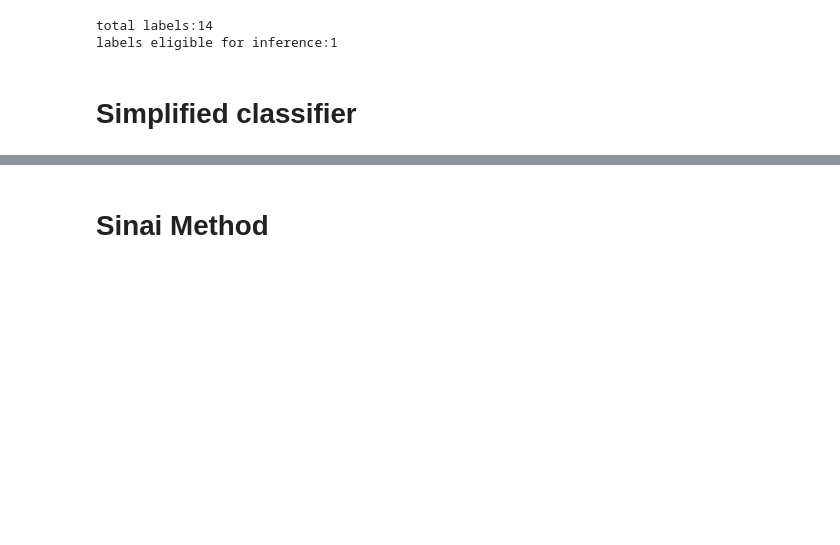
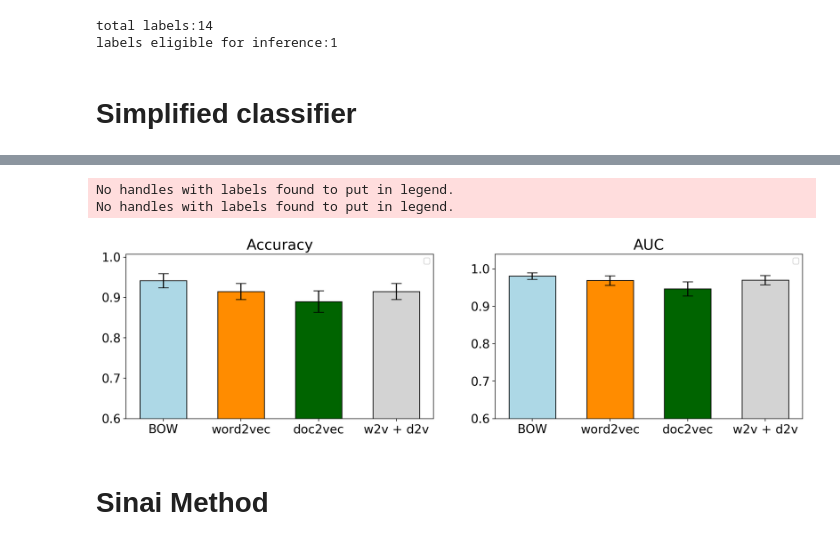
Before and after one commit to martinkiik/kcl-nlp-radiology, a Jupyter notebook: kcl_nlp_radiology_master.ipynb, the cells around one changed output, grey strips where cells are left out. Cells and saved outputs as stored; diff of their text form; code cells hidden in the pictures; blank space fills up the shorter version.

```diff
--- a/kcl_nlp_radiology_master.ipynb
+++ b/kcl_nlp_radiology_master.ipynb
@@ -427,3 +706,83 @@ accuracy
+# %%
+## Plot AUC & accuracy, adapted from https://python-graph-gallery.com/8-add-confidence-interval-on-barplot/
+
+x_labels = ['BOW', 'word2vec', 'doc2vec','w2v + d2v']
+# width of the bars
+barWidth = 0.6
+
+# Choose the height of the bars
+
+auc_bars = []
+auc_bars.append(np.asscalar(results_matrix_bow['AUC'].astype(float)))
+auc_bars.append(np.asscalar(results_matrix_w2v['AUC'].astype(float)))
+auc_bars.append(np.asscalar(results_matrix_d2v['AUC'].astype(float)))
+auc_bars.append(np.asscalar(results_matrix_w2v_d2v['AUC'].astype(float)))
+
+
+accuracy_bars = []
+accuracy_bars.append(np.asscalar(results_matrix_bow['Accuracy'].astype(float)))
+accuracy_bars.append(np.asscalar(results_matrix_w2v['Accuracy'].astype(float)))
+accuracy_bars.append(np.asscalar(results_matrix_d2v['Accuracy'].astype(float)))
+accuracy_bars.append(np.asscalar(results_matrix_w2v_d2v['Accuracy'].astype(float)))
+
+#accuracy_bars = np.asarray([results_matrix_bow['Accuracy'].astype(float), results_matrix_w2v['Accuracy'].astype(float),results_matrix_d2v['Accuracy'].astype(float)])
+# accuracy_bars = [1,3,1.5]
+# auc_bars = [5,2,4]
+
+# Choose the height of the error bars
+auc_error = [(results_matrix_bow['AUC - Max'].astype(float)- results_matrix_bow['AUC - Min'].astype(float))/2,
+              (results_matrix_w2v['AUC - Max'].astype(float)- results_matrix_w2v['AUC - Min'].astype(float))/2,
+              (results_matrix_d2v['AUC - Max'].astype(float)- results_matrix_d2v['AUC - Min'].astype(float))/2,
+              (results_matrix_w2v_d2v['AUC - Max'].astype(float) - results_matrix_w2v_d2v['AUC - Min'].astype(float))/2]
+accuracy_error = [(results_matrix_bow['Accuracy - Max'].astype(float)- results_matrix_bow['Accuracy - Min'].astype(float))/2,
+                  (results_matrix_w2v['Accuracy - Max'].astype(float)- results_matrix_w2v['Accuracy - Min'].astype(float))/2,
+                  (results_matrix_d2v['Accuracy - Max'].astype(float)- results_matrix_d2v['Accuracy - Min'].astype(float))/2,
+                  (results_matrix_w2v_d2v['Accuracy - Max'].astype(float)- results_matrix_w2v_d2v['Accuracy - Min'].astype(float))/2]
+
+# Position of bars on X-axis
+pos_auc = np.arange(len(auc_bars))
+pos_accuracy = np.arange(len(accuracy_bars))
+
+fig, axes = plt.subplots(nrows=1, ncols=2, figsize=(16,4), dpi=200)
+ax0, ax1 = axes.flatten()
+colors = ['lightblue', 'darkorange', 'darkgreen', 'lightgrey']
+
+# Create accuracy bars
+ax0.bar(x = pos_accuracy, height = accuracy_bars, width = barWidth, color = colors, edgecolor = 'black', yerr=accuracy_error, capsize=7, tick_label = x_labels)
+ax0.legend(prop={'size':10})
+# ax0.ylabel('Accuracy')
+ax0.set_title('Accuracy')
+# plt.xticks(x_labels)
+ax0.set_ylim(bottom = 0.6)
+
+# Create AUC bars
+ax1.bar(x = pos_auc, height = auc_bars, width = barWidth, color = colors, edgecolor = 'black', yerr=auc_error, capsize=7, tick_label = x_labels)
+ax1.legend(prop={'size': 10})
+#ax1.ylabel('AUC')
+ax1.set_title('AUC')
+ax1.set_ylim(bottom = 0.6)
+
+
+# plt.xticks([r + barWidth for r in range(len(auc_bars))],x_labels)
+
+# for i, v in enumerate(x_labels):
+#     ax0.text(i-.25,
+#               v/x_labels[i]+100,
+#               x_labels[i],
+#               fontsize=18,
+#               color=colors[i])
+
+png_plot = plt.gcf()
+plt.show()
+
+plot_name='\\AUC_accuracy'
+time_tag = datetime.now().strftime("%Y%m%d%H%M%S")
+plot_name = figures_path + plot_name+time_tag+'.png'
+png_plot.savefig(plot_name)
+# %% [output]
+No handles with labels found to put in legend.
+No handles with labels found to put in legend.
+[figure, added]
 # %% [markdown]
 # Sinai Method
 # %%
```
Also changed, not shown: parts of 41 cells of this notebook.
